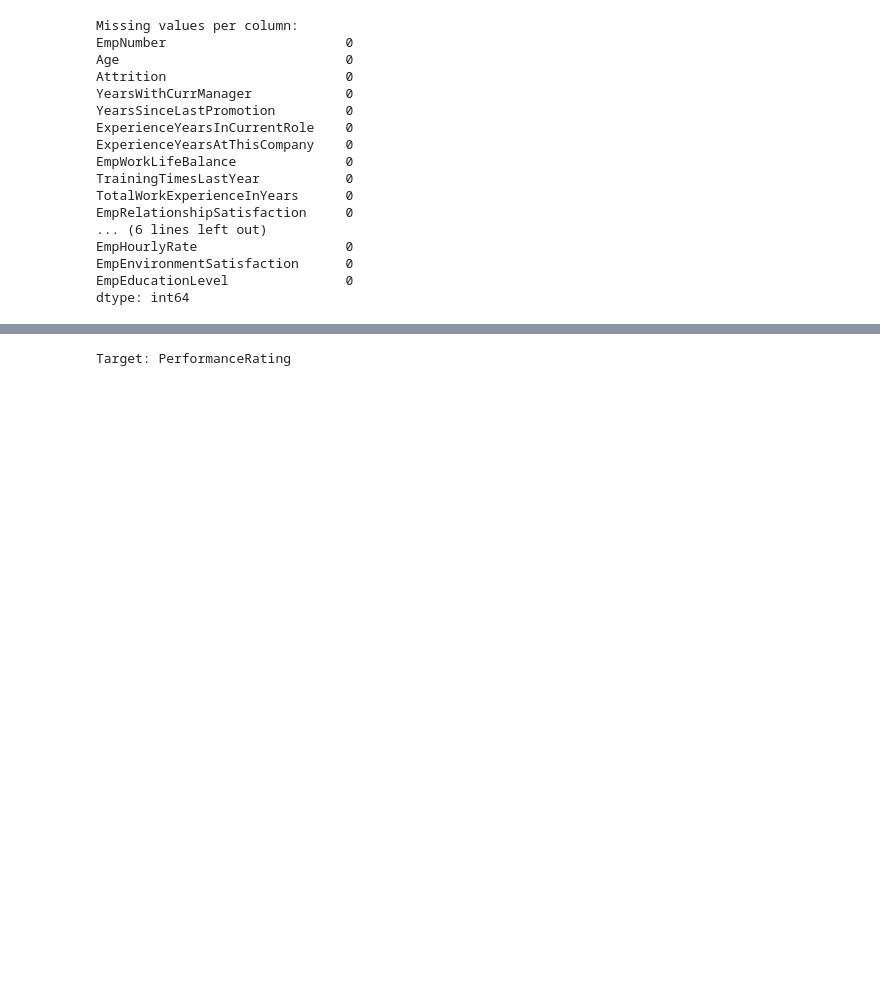
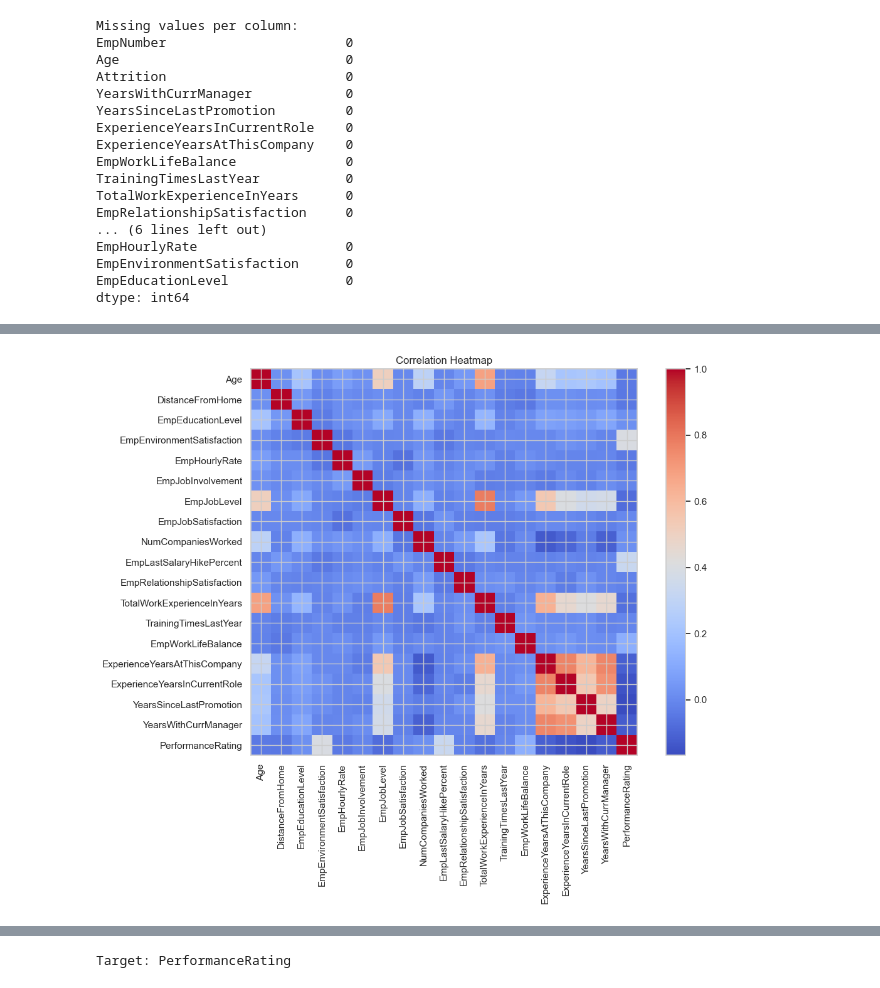
Before and after one commit to nderitumwangi/iabac, a Jupyter notebook: employment.ipynb, the cells around one changed output, grey strips where cells are left out. Drawn from its saved outputs; the diff is of its cells as text; code cells hidden in the pictures; blank space fills up the shorter version.

```diff
--- a/employment.ipynb
+++ b/employment.ipynb
@@ -94,0 +199,14 @@ dtype: int64
+# %%
+# EDA 6 - Correlation Matrix for Numerical Features
+import numpy as np
+
+corr = df[numeric_cols].corr()
+plt.figure(figsize=(12, 8))
+plt.imshow(corr, cmap='coolwarm', interpolation='nearest')
+plt.colorbar()
+plt.title('Correlation Heatmap')
+plt.xticks(range(len(corr)), corr.columns, rotation=90)
+plt.yticks(range(len(corr)), corr.columns)
+plt.show()
+# %% [output]
+[figure, added]
```
Also changed, not shown: parts of 20 cells of this notebook, 1 other file.
